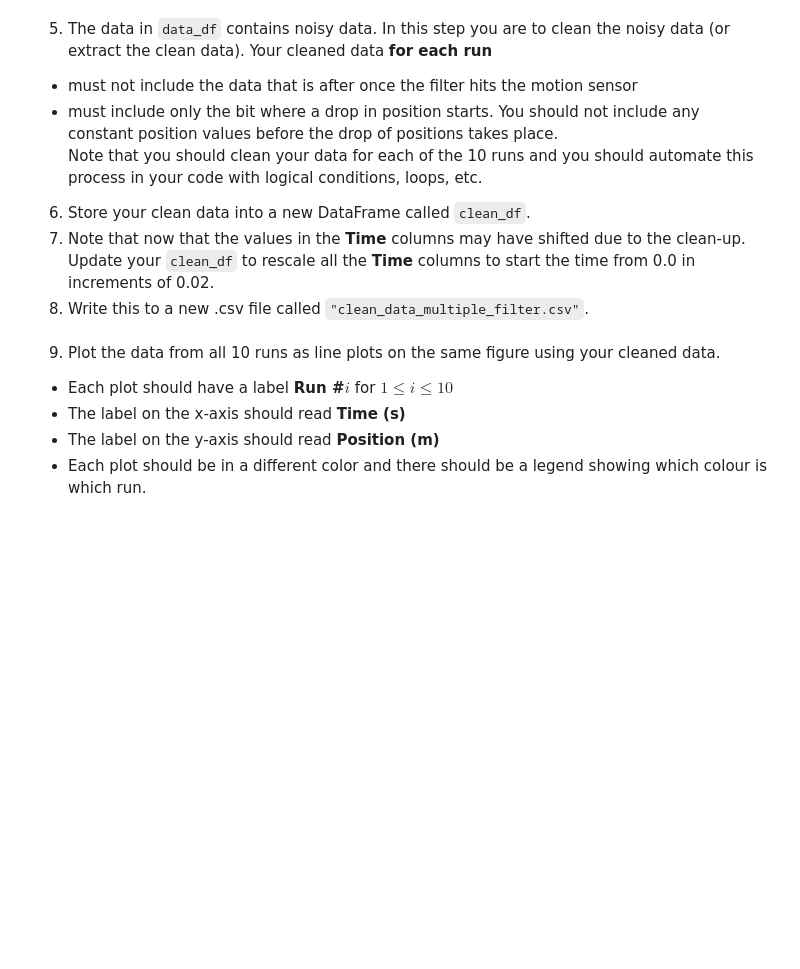
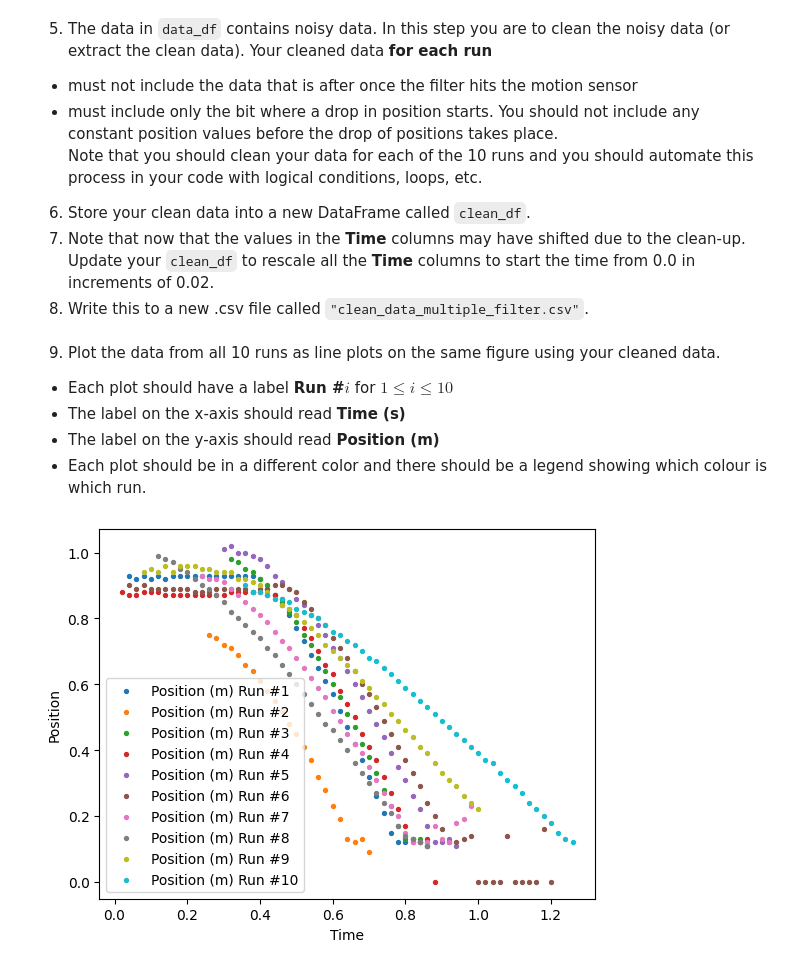
Before and after one commit to ericabournival/Assign1, a Jupyter notebook: assign1.ipynb, the cells around one changed output. Saved outputs shown, nothing was run; the diff lists cells and outputs as text; code cells hidden in the pictures; blank space fills up the shorter version.

```diff
--- a/assign1.ipynb
+++ b/assign1.ipynb
@@ -161,3 +191,5 @@ for col in cleaned_df:
 3. Display the content of the DataFrame to the screen
 # %%
 # Your code for steps 1 and 2 go here:
+df = pd.read_csv('Capstone_Data.csv')
+df
@@ -173,0 +218,12 @@ Note that this process should be automated.
+# %%
+# Your code for steps 3 and 4 go here:
+time = []
+pos = []
+for i in range(1,11):
+    time.append(f'Time (s) Run #{i}')
+
+for i in range(1,11):
+    pos.append(f'Position (m) Run #{i}')
+
+data_df = df[time+pos]
+data_df.fillna(0)
@@ -191,0 +315,12 @@ Note that you should clean your data for each of the 10 runs and you should auto
+# %%
+# Your code for step 9 goes here:
+for col in cleaned_df:
+    ypoints = pd.DataFrame(col.values).to_numpy()
+    xpoints = pd.DataFrame([val * 0.02] for val in range(min_start, max_end)).to_numpy()
+
+    plt.xlabel('Time')
+    plt.ylabel('Position')
+    plt.scatter(xpoints, ypoints, s = 8)
+    plt.legend(position_headers)
+# %% [output]
+[figure, added]
```
Also changed, not shown: parts of 9 cells of this notebook.
